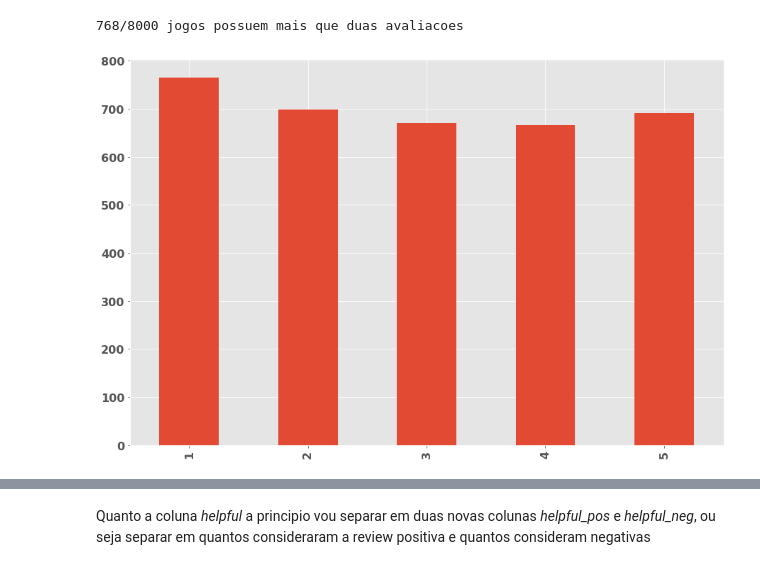
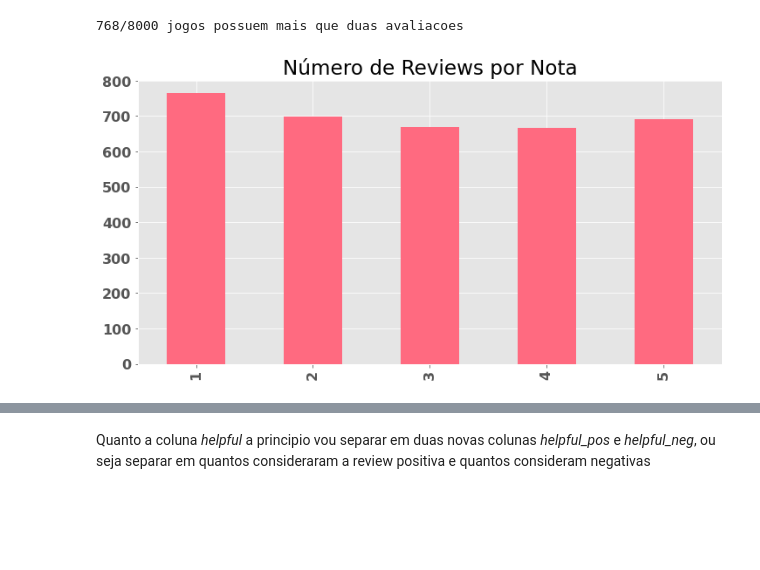
Before and after one commit to lhndsp/ps-turingUSP, a Jupyter notebook: 2_analise-e-ia/analise_e_modelos.ipynb, the cells around one changed output, grey strips where cells are left out. Cells and saved outputs as stored; diff of their text form; code cells hidden in the pictures; blank space fills up the shorter version.

```diff
--- a/2_analise-e-ia/analise_e_modelos.ipynb
+++ b/2_analise-e-ia/analise_e_modelos.ipynb
@@ -188,7 +221,8 @@ console.print(f"{len(gamesMoreOne)}/{len(dfReview)} jogos possuem mais que duas
 # %% [output]
 768/8000 jogos possuem mais que duas avaliacoes
 # %%
-plt.figure(figsize=(15, 10))
-p = dfReview[dfReview['asin'].isin(gamesMoreOne)]['overall'].value_counts().sort_index().plot(kind='bar')
+plt.figure(figsize=(12, 6))
+p = dfReview[dfReview['asin'].isin(gamesMoreOne)]['overall'].value_counts().sort_index().plot(kind='bar', color='#ff6a80')
+p1 = p.set_title('Número de Reviews por Nota')
 # %% [output]
-[figure, old version]
+[figure, new version]
```
Also changed, not shown: parts of 142 cells of this notebook, 14 other files.
